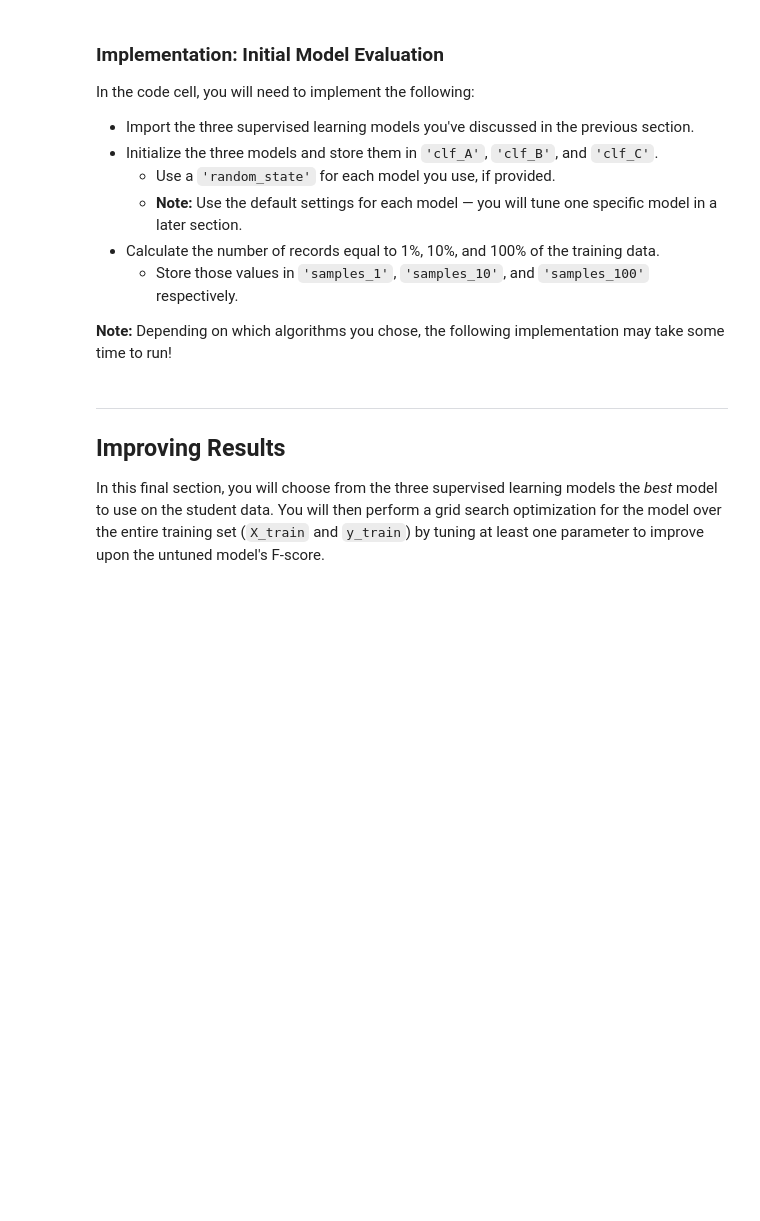
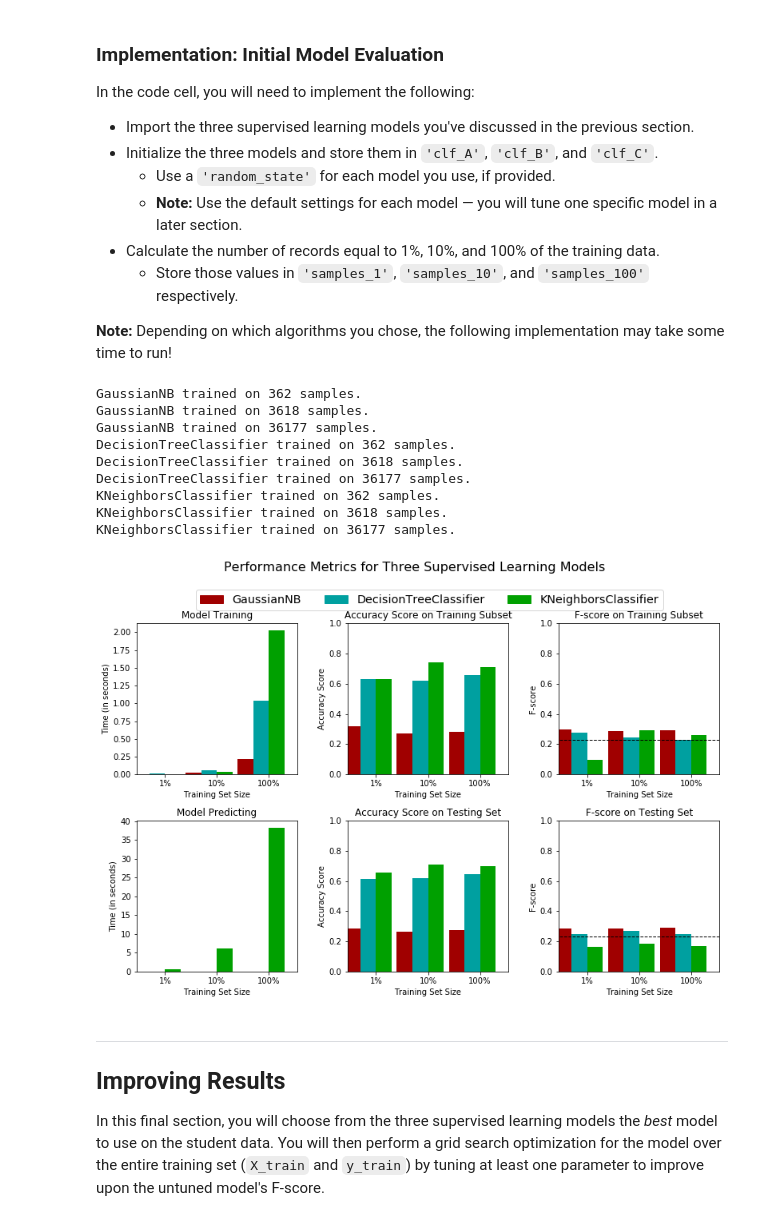
Before and after one commit to mccormd1/machine-learning, a Jupyter notebook: projects/finding_donors/finding_donors.ipynb, the cells around one changed output. Cells and saved outputs as stored; diff of their text form; code cells hidden in the pictures; blank space fills up the shorter version.

```diff
--- a/projects/finding_donors/finding_donors.ipynb
+++ b/projects/finding_donors/finding_donors.ipynb
@@ -269,7 +268,7 @@ In the code block below, you will need to implement the following:
    - Make sure that you set the `beta` parameter!
 # %%
 # TODO: Import two metrics from sklearn - fbeta_score and accuracy_score
-
+from sklearn.metrics import fbeta_score, accuracy_score
 def train_predict(learner, sample_size, X_train, y_train, X_test, y_test):
     '''
     inputs:
@@ -285,36 +284,36 @@ def train_predict(learner, sample_size, X_train, y_train, X_test, y_test):
 
     # TODO: Fit the learner to the training data using slicing with 'sample_size'
     start = time() # Get start time
-    learner = None
+    learner = clf.fit(X_train.sample(n=sample_size),y_train.sample(n=sample_size)) #df.sample(frac=percent) maybe too?
     end = time() # Get end time
 
     # TODO: Calculate the training time
-    results['train_time'] = None
+    results['train_time'] = end-start
 
     # TODO: Get the predictions on the test set,
     #       then get predictions on the first 300 training samples
     start = time() # Get start time
-    predictions_test = None
-    predictions_train = None
+    predictions_test = clf.predict(X_test)
+    predictions_train = clf.predict(X_train.head(n=300))
     end = time() # Get end time
 
     # TODO: Calculate the total prediction time
-    results['pred_time'] = None
+    results['pred_time'] = end-start
 
     # TODO: Compute accuracy on the first 300 training samples
-    results['acc_train'] = None
+    results['acc_train'] = accuracy_score(y_train.head(n=300),predictions_train)
 
     # TODO: Compute accuracy on test set
-    results['acc_test'] = None
+    results['acc_test'] = accuracy_score(y_test,predictions_test)
 
     # TODO: Compute F-score on the the first 300 training samples
-    results['f_train'] = None
+    results['f_train'] = fbeta_score(y_train.head(n=300),predictions_train,beta=.5)
 
     # TODO: Compute F-score on the test set
-    results['f_test'] = None
+    results['f_test'] = fbeta_score(y_test,predictions_test,beta=.5)
 
     # Success
-    print "{} trained on {} samples.".format(learner.__class__.__name__, sample_size)
+    print ("{} trained on {} samples.".format(learner.__class__.__name__, sample_size))
 
     # Return the results
     return results
@@ -331,28 +330,42 @@ In the code cell, you will need to implement the following:
 **Note:** Depending on which algorithms you chose, the following implementation may take some time to run!
 # %%
 # TODO: Import the three supervised learning models from sklearn
-
+from sklearn.neighbors import KNeighborsClassifier
+from sklearn.tree import DecisionTreeClassifier
+from sklearn.ensemble import BaggingClassifier
+from sklearn.naive_bayes import GaussianNB
 # TODO: Initialize the three models
-clf_A = None
-clf_B = None
-clf_C = None
+clf_A = GaussianNB()
+clf_B = DecisionTreeClassifier()
+clf_C = KNeighborsClassifier()
 
 # TODO: Calculate the number of samples for 1%, 10%, and 100% of the training data
-samples_1 = None
-samples_10 = None
-samples_100 = None
+samples_1 = len(y_train.sample(frac=.01))
+samples_10 = len(y_train.sample(frac=.1))
+samples_100 = len(y_train.sample(frac=1))
 
 # Collect results on the learners
 results = {}
 for clf in [clf_A, clf_B, clf_C]:
     clf_name = clf.__class__.__name__
     results[clf_name] = {}
     for i, samples in enumerate([samples_1, samples_10, samples_100]):
         results[clf_name][i] = \
         train_predict(clf, samples, X_train, y_train, X_test, y_test)
 
 # Run metrics visualization for the three supervised learning models chosen
 vs.evaluate(results, accuracy, fscore)
+# %% [output]
+GaussianNB trained on 362 samples.
+GaussianNB trained on 3618 samples.
+GaussianNB trained on 36177 samples.
+DecisionTreeClassifier trained on 362 samples.
+DecisionTreeClassifier trained on 3618 samples.
+DecisionTreeClassifier trained on 36177 samples.
+KNeighborsClassifier trained on 362 samples.
+KNeighborsClassifier trained on 3618 samples.
+KNeighborsClassifier trained on 36177 samples.
+[figure, added]
 # %% [markdown]
 ----
 ## Improving Results
```
Also changed, not shown: parts of 21 cells of this notebook, 1 other file.
